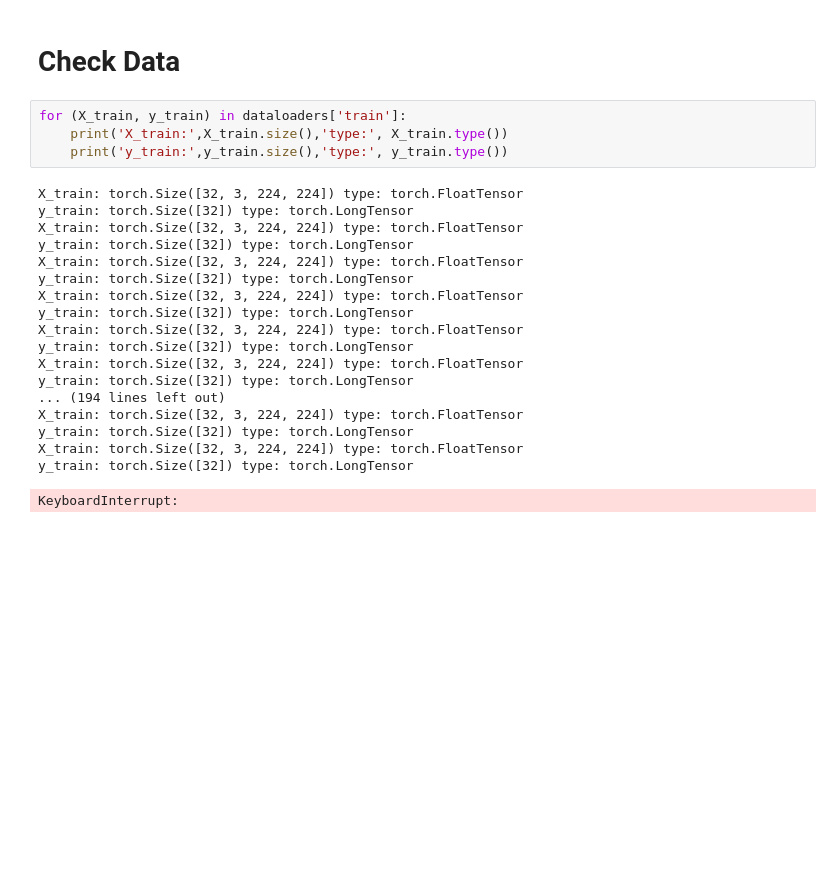
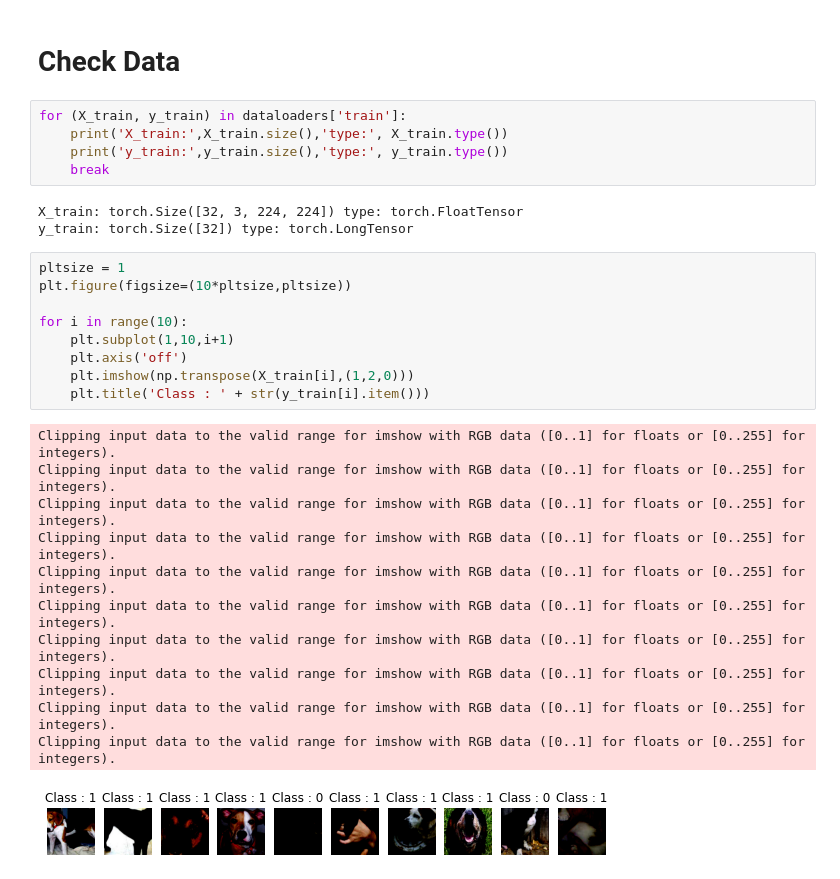
Before and after one commit to ohhyonghee/pytorch_practice, a Jupyter notebook: cat_dog.ipynb, the cells around one changed output. Drawn from its saved outputs; the diff is of its cells as text; blank space fills up the shorter version.

Commit message:
check data

```diff
--- a/cat_dog.ipynb
+++ b/cat_dog.ipynb
@@ -52,22 +52,28 @@ shuffle = True) for x in ['train','val']}
 for (X_train, y_train) in dataloaders['train']:
     print('X_train:',X_train.size(),'type:', X_train.type())
     print('y_train:',y_train.size(),'type:', y_train.type())
+    break
 # %% [output]
 X_train: torch.Size([32, 3, 224, 224]) type: torch.FloatTensor
 y_train: torch.Size([32]) type: torch.LongTensor
-X_train: torch.Size([32, 3, 224, 224]) type: torch.FloatTensor
-y_train: torch.Size([32]) type: torch.LongTensor
-X_train: torch.Size([32, 3, 224, 224]) type: torch.FloatTensor
-y_train: torch.Size([32]) type: torch.LongTensor
-X_train: torch.Size([32, 3, 224, 224]) type: torch.FloatTensor
-y_train: torch.Size([32]) type: torch.LongTensor
-X_train: torch.Size([32, 3, 224, 224]) type: torch.FloatTensor
-y_train: torch.Size([32]) type: torch.LongTensor
-X_train: torch.Size([32, 3, 224, 224]) type: torch.FloatTensor
-y_train: torch.Size([32]) type: torch.LongTensor
-... (194 lines left out)
-X_train: torch.Size([32, 3, 224, 224]) type: torch.FloatTensor
-y_train: torch.Size([32]) type: torch.LongTensor
-X_train: torch.Size([32, 3, 224, 224]) type: torch.FloatTensor
-y_train: torch.Size([32]) type: torch.LongTensor
-KeyboardInterrupt:
+# %%
+pltsize = 1
+plt.figure(figsize=(10*pltsize,pltsize))
+
+for i in range(10):
+    plt.subplot(1,10,i+1)
+    plt.axis('off')
+    plt.imshow(np.transpose(X_train[i],(1,2,0)))
+    plt.title('Class : ' + str(y_train[i].item()))
+# %% [output]
+Clipping input data to the valid range for imshow with RGB data ([0..1] for floats or [0..255] for integers).
+Clipping input data to the valid range for imshow with RGB data ([0..1] for floats or [0..255] for integers).
+Clipping input data to the valid range for imshow with RGB data ([0..1] for floats or [0..255] for integers).
+Clipping input data to the valid range for imshow with RGB data ([0..1] for floats or [0..255] for integers).
+Clipping input data to the valid range for imshow with RGB data ([0..1] for floats or [0..255] for integers).
+Clipping input data to the valid range for imshow with RGB data ([0..1] for floats or [0..255] for integers).
+Clipping input data to the valid range for imshow with RGB data ([0..1] for floats or [0..255] for integers).
+Clipping input data to the valid range for imshow with RGB data ([0..1] for floats or [0..255] for integers).
+Clipping input data to the valid range for imshow with RGB data ([0..1] for floats or [0..255] for integers).
+Clipping input data to the valid range for imshow with RGB data ([0..1] for floats or [0..255] for integers).
+[figure, added]
```
